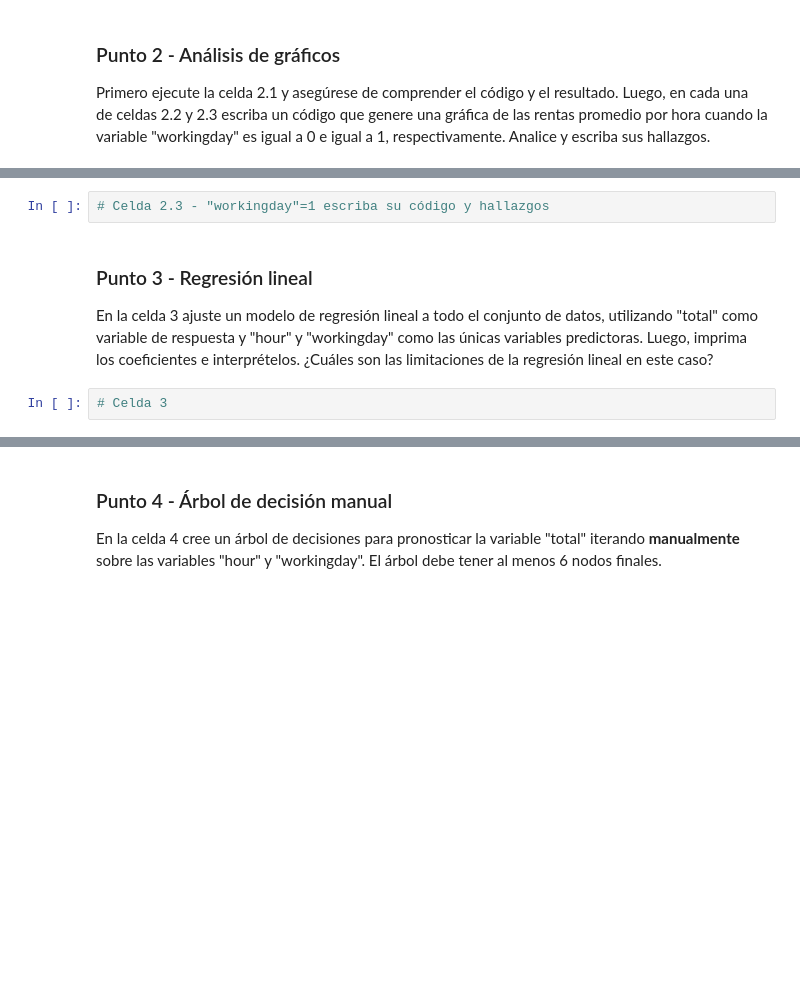
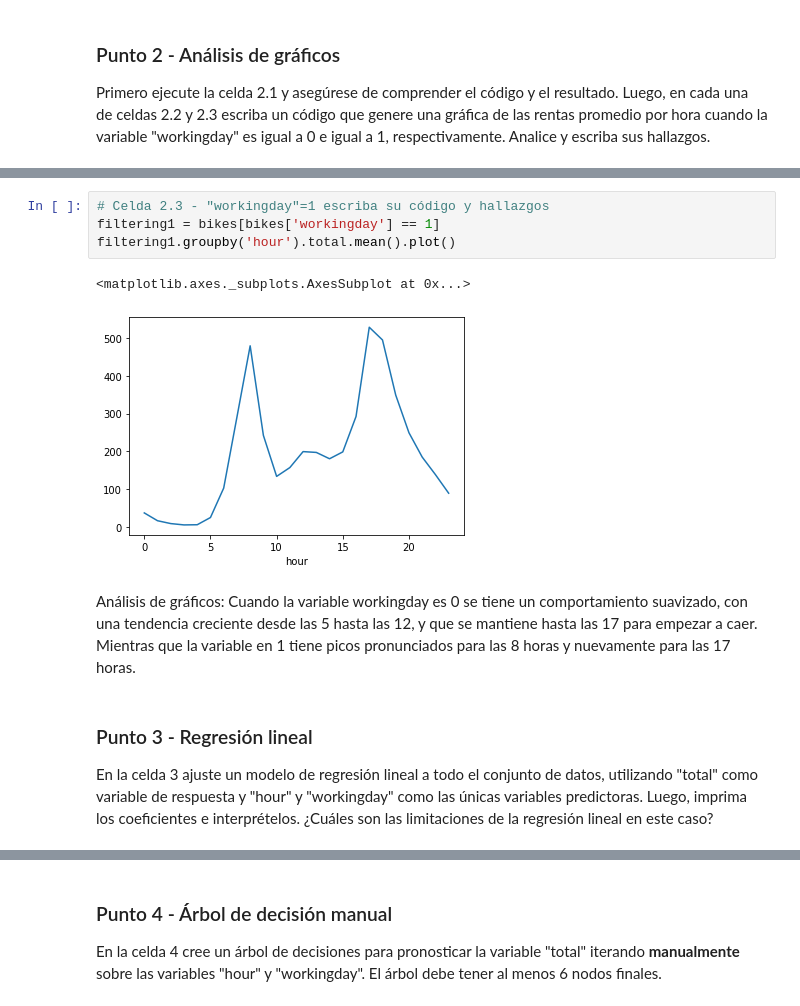
Before and after one commit to lbastidasg/Machine-Learning-y-PLN, a Jupyter notebook: MIAD_ML_and_NLP/Semana 1/S1TC1_arboles_ensamblajes.ipynb, the cells around one changed output, grey strips where cells are left out. Cells and saved outputs as stored; diff of their text form; blank space fills up the shorter version.

```diff
--- a/MIAD_ML_and_NLP/Semana 1/S1TC1_arboles_ensamblajes.ipynb
+++ b/MIAD_ML_and_NLP/Semana 1/S1TC1_arboles_ensamblajes.ipynb
@@ -52,7 +121,12 @@ bikes.groupby('hour').total.mean().plot()
 # %%
 # Celda 2.3 - "workingday"=1 escriba su código y hallazgos
+filtering1 = bikes[bikes['workingday'] == 1]
+filtering1.groupby('hour').total.mean().plot()
+# %% [output]
+<matplotlib.axes._subplots.AxesSubplot at 0x...>
+[figure, added]
+# %% [markdown]
+Análisis de gráficos: Cuando la variable workingday es 0 se tiene un comportamiento suavizado, con una tendencia creciente desde las 5 hasta las 12, y que se mantiene hasta las 17 para empezar a caer. Mientras que la variable en 1 tiene picos pronunciados para las 8 horas y nuevamente para las 17 horas.
 # %% [markdown]
 ### Punto 3 - Regresión lineal
 En la celda 3 ajuste un modelo de regresión lineal a todo el conjunto de datos, utilizando "total" como variable de respuesta y "hour" y "workingday" como las únicas variables predictoras. Luego, imprima los coeficientes e interprételos. ¿Cuáles son las limitaciones de la regresión lineal en este caso?
-# %%
-# Celda 3
```
Also changed, not shown: parts of 26 cells of this notebook.
